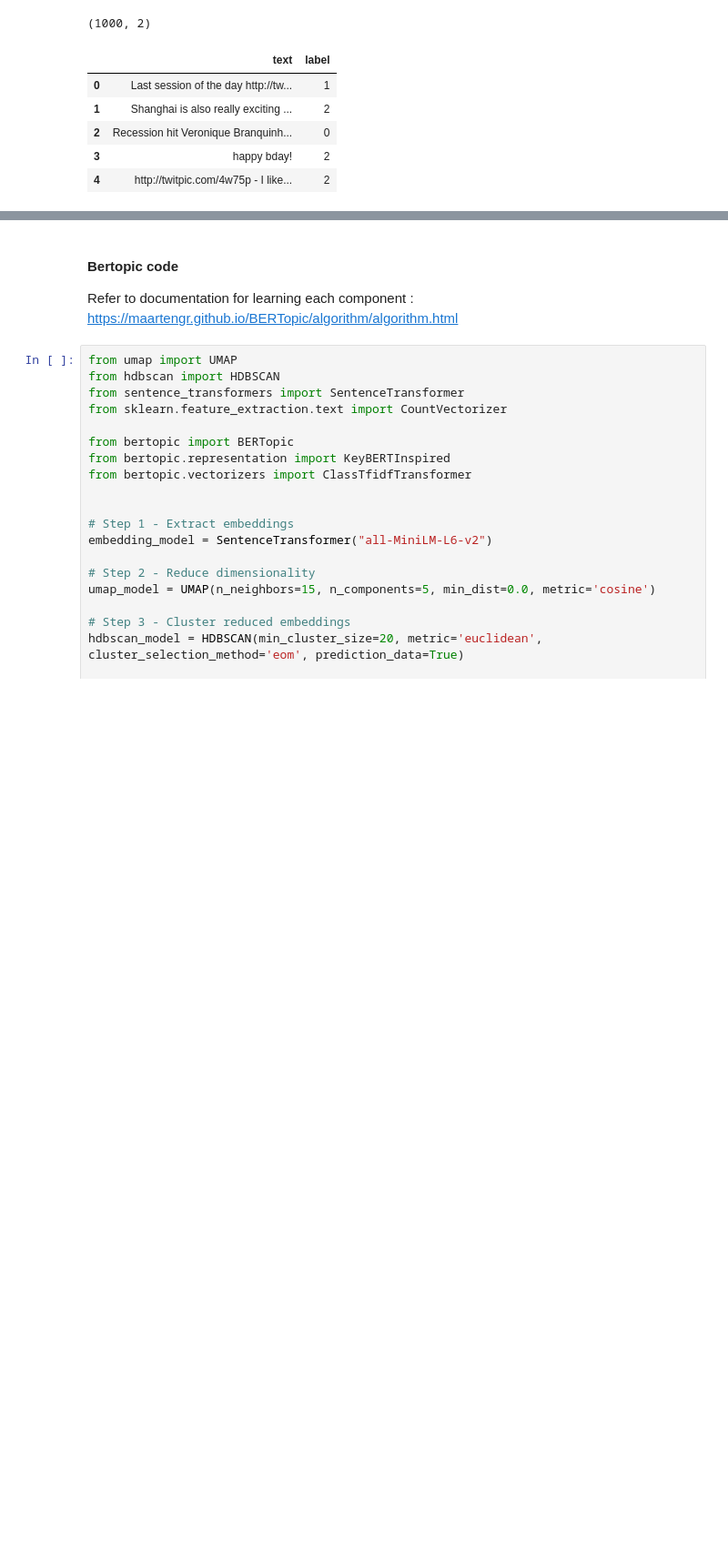
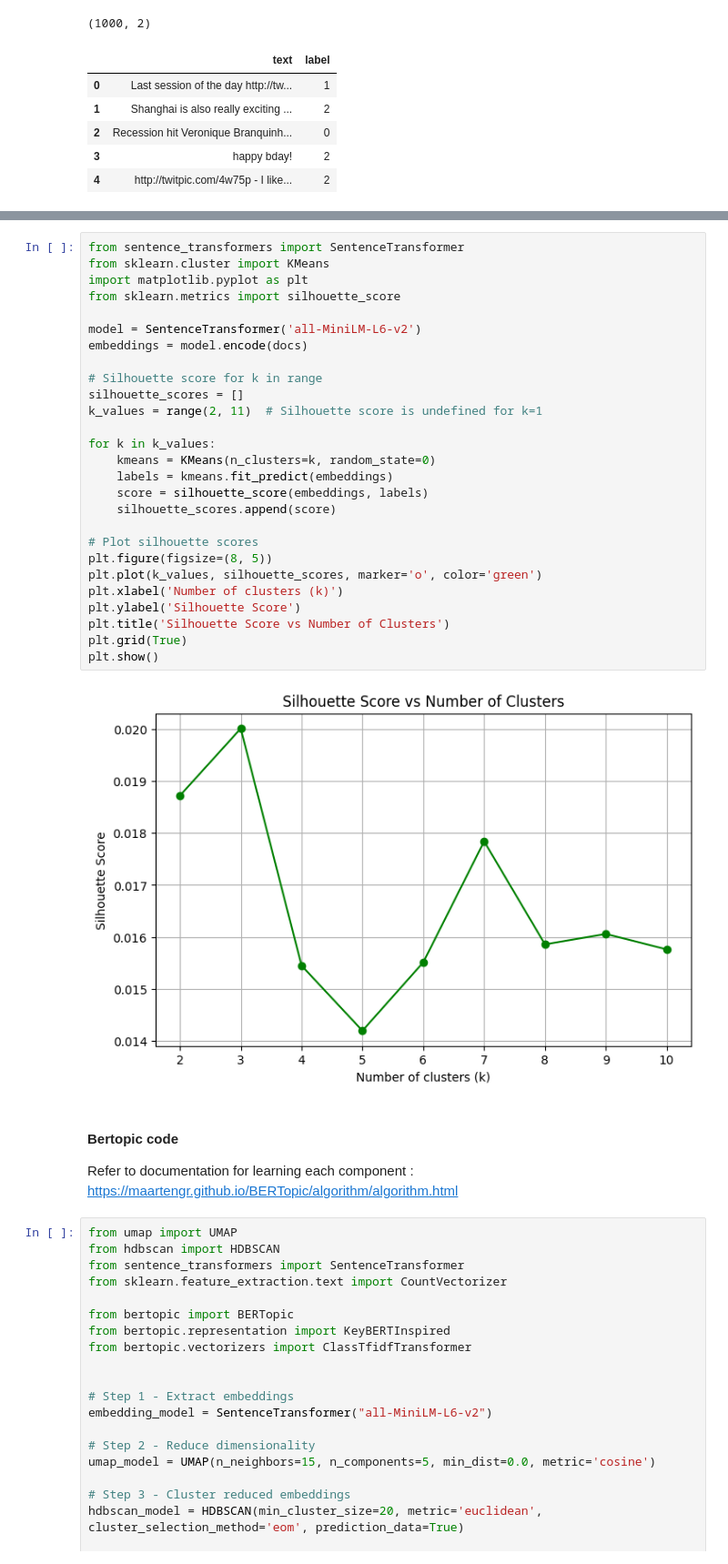
Before and after one commit to arshraj-r/sentiment-analysis, a Jupyter notebook: topic_modeling.ipynb, the cells around one changed output, grey strips where cells are left out. Shown at 91% size. Drawn from its saved outputs; the diff is of its cells as text; blank space fills up the shorter version.

```diff
--- a/topic_modeling.ipynb
+++ b/topic_modeling.ipynb
@@ -23,3 +54,32 @@ df.head()
+# %%
+from sentence_transformers import SentenceTransformer
+from sklearn.cluster import KMeans
+import matplotlib.pyplot as plt
+from sklearn.metrics import silhouette_score
+
+model = SentenceTransformer('all-MiniLM-L6-v2')
+embeddings = model.encode(docs)
+
+# Silhouette score for k in range
+silhouette_scores = []
+k_values = range(2, 11)  # Silhouette score is undefined for k=1
+
+for k in k_values:
+    kmeans = KMeans(n_clusters=k, random_state=0)
+    labels = kmeans.fit_predict(embeddings)
+    score = silhouette_score(embeddings, labels)
+    silhouette_scores.append(score)
+
+# Plot silhouette scores
+plt.figure(figsize=(8, 5))
+plt.plot(k_values, silhouette_scores, marker='o', color='green')
+plt.xlabel('Number of clusters (k)')
+plt.ylabel('Silhouette Score')
+plt.title('Silhouette Score vs Number of Clusters')
+plt.grid(True)
+plt.show()
+# %% [output]
+[figure, added]
 # %% [markdown]
 #### Bertopic code
 Refer to documentation for learning each component :
```
Also changed, not shown: parts of 2 cells of this notebook.
